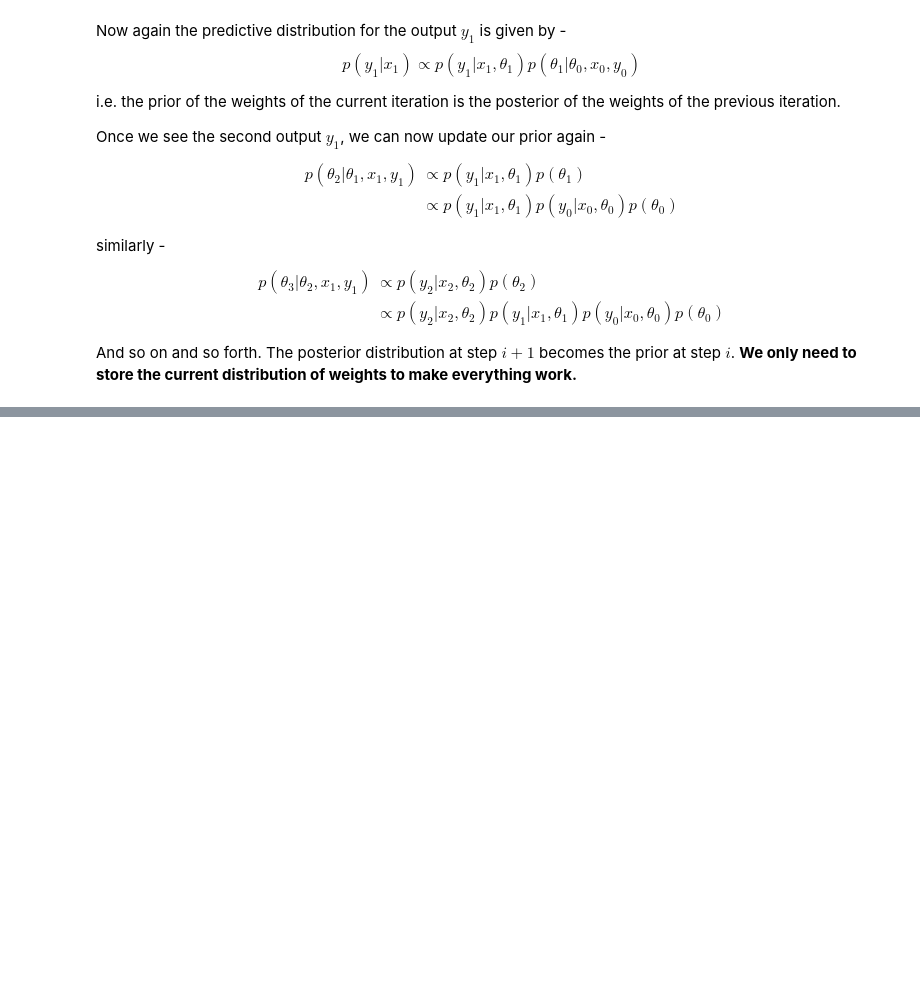
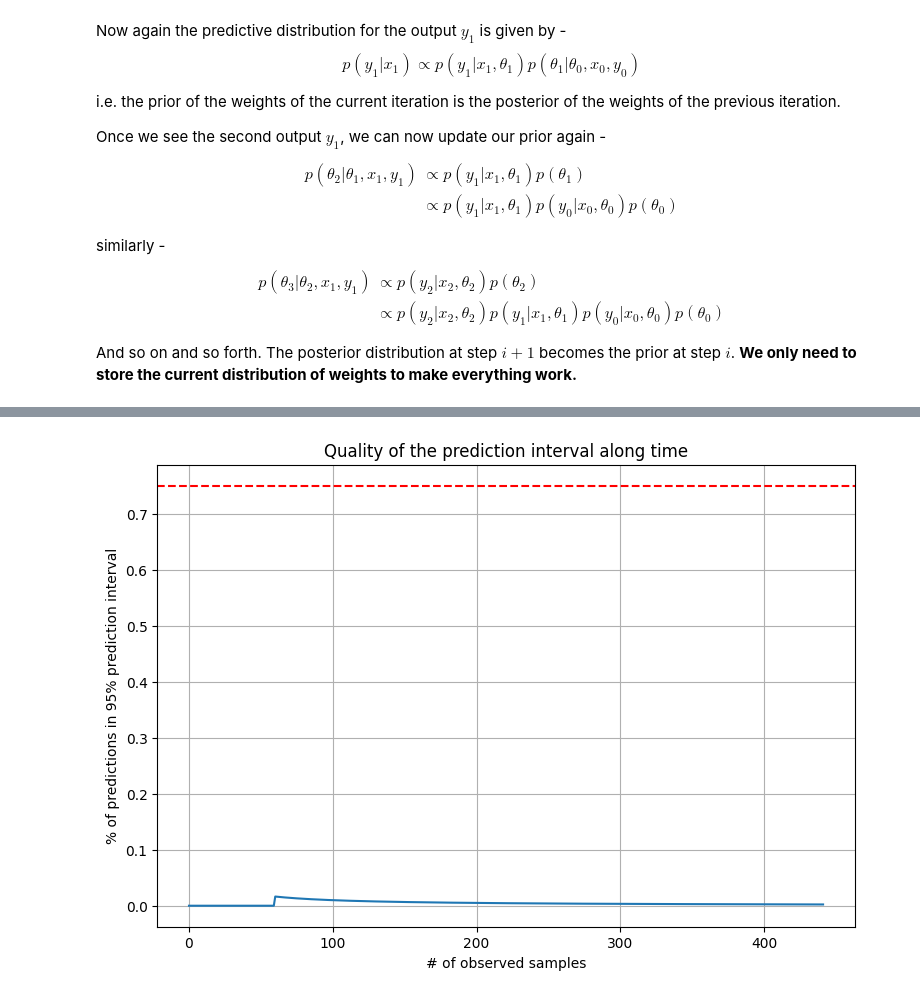
Before and after one commit to AshishSinha5/misc, a Jupyter notebook: statistics_concepts/bayesian_linear_regression.ipynb, the cells around one changed output, grey strips where cells are left out. Cells and saved outputs as stored; diff of their text form; code cells hidden in the pictures; blank space fills up the shorter version.

```diff
--- a/statistics_concepts/bayesian_linear_regression.ipynb
+++ b/statistics_concepts/bayesian_linear_regression.ipynb
@@ -157,0 +168,2 @@ class BayesLinReg:
+# %%
+model = BayesLinReg(n_features=X.shape[1], alpha=1, beta=10)
@@ -157,0 +310,25 @@ class BayesLinReg:
+# %%
+X, y = datasets.load_diabetes(return_X_y=True)
+
+model = BayesLinReg(n_features=X.shape[1], alpha=1, beta=10)
+pct_in_ci = 0
+pct_in_ci_hist = []
+
+for i, (xi, yi) in enumerate(zip(X, y)):
+
+    ci = model.predict(xi).interval(.95)
+    in_ci = ci[0] < yi < ci[1]
+    pct_in_ci += (in_ci - pct_in_ci) / (i + 1)  # online update of an average
+    pct_in_ci_hist.append(pct_in_ci)
+
+    model.learn(xi, yi)
+
+fig, ax = plt.subplots(figsize=(9, 6))
+ax.plot(range(len(X)), pct_in_ci_hist)
+ax.axhline(y=.75, color='red', linestyle='--')
+ax.set_title('Quality of the prediction interval along time')
+ax.set_xlabel('# of observed samples')
+ax.set_ylabel('% of predictions in 95% prediction interval')
+ax.grid()
+# %% [output]
+[figure, added]
```
Also changed, not shown: parts of 12 cells of this notebook.
